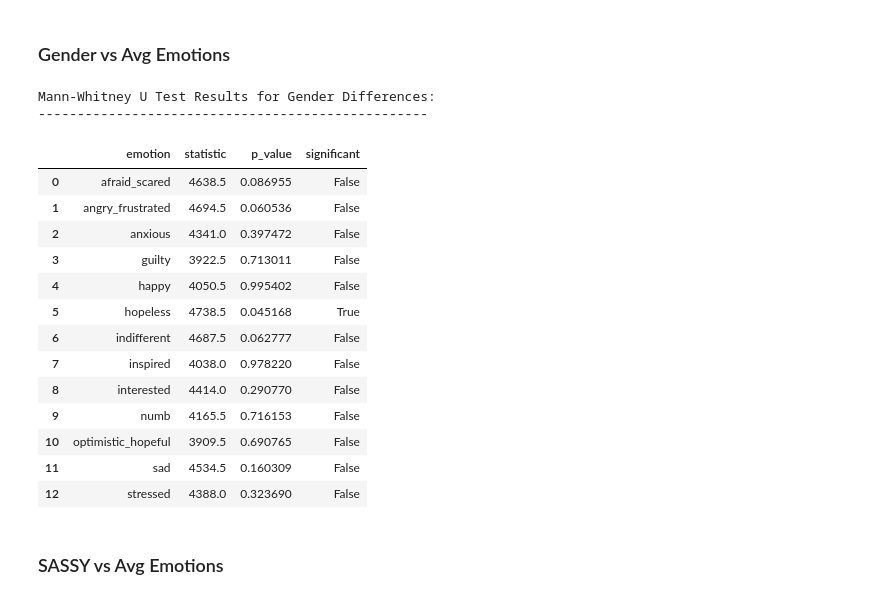
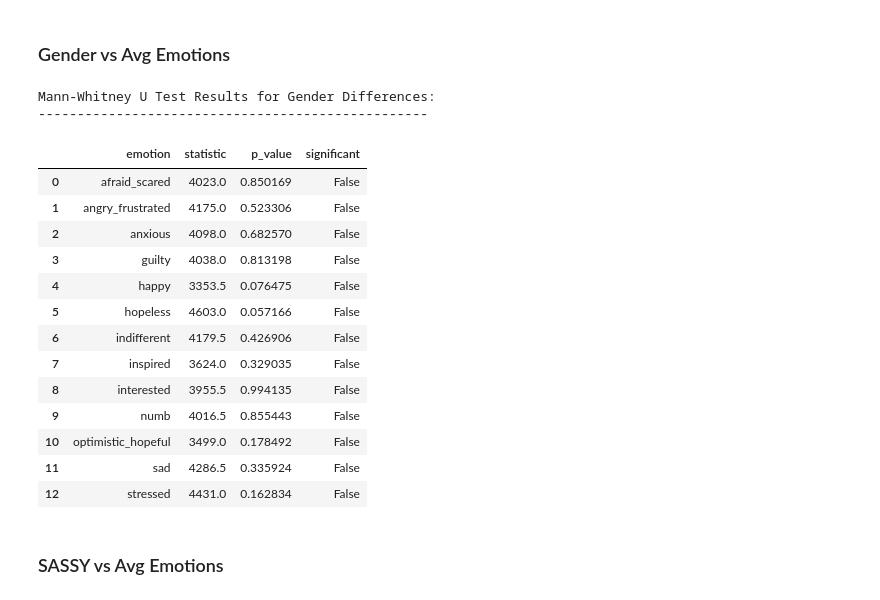
Before and after one commit to Hailcyon/AISL-data-analysis, a Jupyter notebook: average_emot_tests.ipynb, the cells around one changed output. Saved outputs shown, nothing was run; the diff lists cells and outputs as text; code cells hidden in the pictures.

```diff
--- a/average_emot_tests.ipynb
+++ b/average_emot_tests.ipynb
@@ -34,7 +34,7 @@ display(full_analysis_df)
 emotions_mean_by_ida = emotions_mean_by_ida.merge(
     full_analysis_df[['ida', 'age', 'SASSY', 'rural/urban', 'UT?']],
     on='ida',
-    how='left'
+    how='outer'
 )
 display(emotions_mean_by_ida)
 # %% [output]
@@ -57,7 +57,7 @@ display(emotions_mean_by_ida)
 # Test normality and homogeneity of variance for each emotion
 
 # get emotion columns
-emotion_cols = [col for col in emotions_mean_by_ida.columns if col != 'ida']
+emotion_cols = [col for col in emotions_mean_by_ida.columns if col not in ['ida', 'age', 'SASSY', 'rural/urban', 'UT?']]
 
 # Shapiro-Wilk test for normality
 print("\nShapiro-Wilk Normality Test Results:")
@@ -138,8 +134,11 @@ Levene's Test Results:
 #loop through all emotions and run correlation
 results = []
 for emotion in emotion_cols:
-    pearson = stats.pearsonr(emotions_mean_by_ida['age'], emotions_mean_by_ida[emotion])
-    spearman = stats.spearmanr(emotions_mean_by_ida['age'], emotions_mean_by_ida[emotion])
+    # Drop any rows with missing values
+    data_subset = emotions_mean_by_ida[['age', emotion]].dropna()
+
+    pearson = stats.pearsonr(data_subset['age'], data_subset[emotion])
+    spearman = stats.spearmanr(data_subset['age'], data_subset[emotion])
 
     results.append({
         'emotion': emotion,
@@ -158,43 +170,43 @@ ValueError: data type <class 'numpy.object_'> not inexact
 # %%
 # Mann-Whitney U test to compare emotions between genders
 # ****** No significant results *****
 print("\nMann-Whitney U Test Results for Gender Differences:")
 print("-" * 50)
 
 mw_results = []
 for emotion in emotion_cols:
     # Get emotion scores for each gender
-    male_scores = emotions_mean_by_ida[emotion][full_analysis_df['gender'] == 'Male']
-    female_scores = emotions_mean_by_ida[emotion][full_analysis_df['gender'] == 'Female']
+    male_scores = emotions_mean_by_ida[emotion][full_analysis_df['gender'] == 'Male'].dropna()
+    female_scores = emotions_mean_by_ida[emotion][full_analysis_df['gender'] == 'Female'].dropna()
 
     # Perform Mann-Whitney U test
     stat, p_value = stats.mannwhitneyu(male_scores, female_scores, alternative='two-sided')
 
     mw_results.append({
         'emotion': emotion,
         'statistic': stat,
         'p_value': p_value,
         'significant': p_value < 0.05
     })
 
 mw_results_df = pd.DataFrame(mw_results)
 display(mw_results_df)
 # %% [output]
 Mann-Whitney U Test Results for Gender Differences:
 --------------------------------------------------
 |  | emotion | statistic | p_value | significant |
-| 0 | afraid_scared | 4638.5 | 0.086955 | False |
-| 1 | angry_frustrated | 4694.5 | 0.060536 | False |
-| 2 | anxious | 4341.0 | 0.397472 | False |
-| 3 | guilty | 3922.5 | 0.713011 | False |
-| 4 | happy | 4050.5 | 0.995402 | False |
-| 5 | hopeless | 4738.5 | 0.045168 | True |
-| 6 | indifferent | 4687.5 | 0.062777 | False |
-| 7 | inspired | 4038.0 | 0.978220 | False |
-| 8 | interested | 4414.0 | 0.290770 | False |
-| 9 | numb | 4165.5 | 0.716153 | False |
-| 10 | optimistic_hopeful | 3909.5 | 0.690765 | False |
-| 11 | sad | 4534.5 | 0.160309 | False |
-| 12 | stressed | 4388.0 | 0.323690 | False |
+| 0 | afraid_scared | 4023.0 | 0.850169 | False |
+| 1 | angry_frustrated | 4175.0 | 0.523306 | False |
+| 2 | anxious | 4098.0 | 0.682570 | False |
+| 3 | guilty | 4038.0 | 0.813198 | False |
+| 4 | happy | 3353.5 | 0.076475 | False |
+| 5 | hopeless | 4603.0 | 0.057166 | False |
+| 6 | indifferent | 4179.5 | 0.426906 | False |
+| 7 | inspired | 3624.0 | 0.329035 | False |
+| 8 | interested | 3955.5 | 0.994135 | False |
+| 9 | numb | 4016.5 | 0.855443 | False |
+| 10 | optimistic_hopeful | 3499.0 | 0.178492 | False |
+| 11 | sad | 4286.5 | 0.335924 | False |
+| 12 | stressed | 4431.0 | 0.162834 | False |
 # %% [markdown]
 ### SASSY vs Avg Emotions
```
Also changed, not shown: parts of 11 cells of this notebook.
